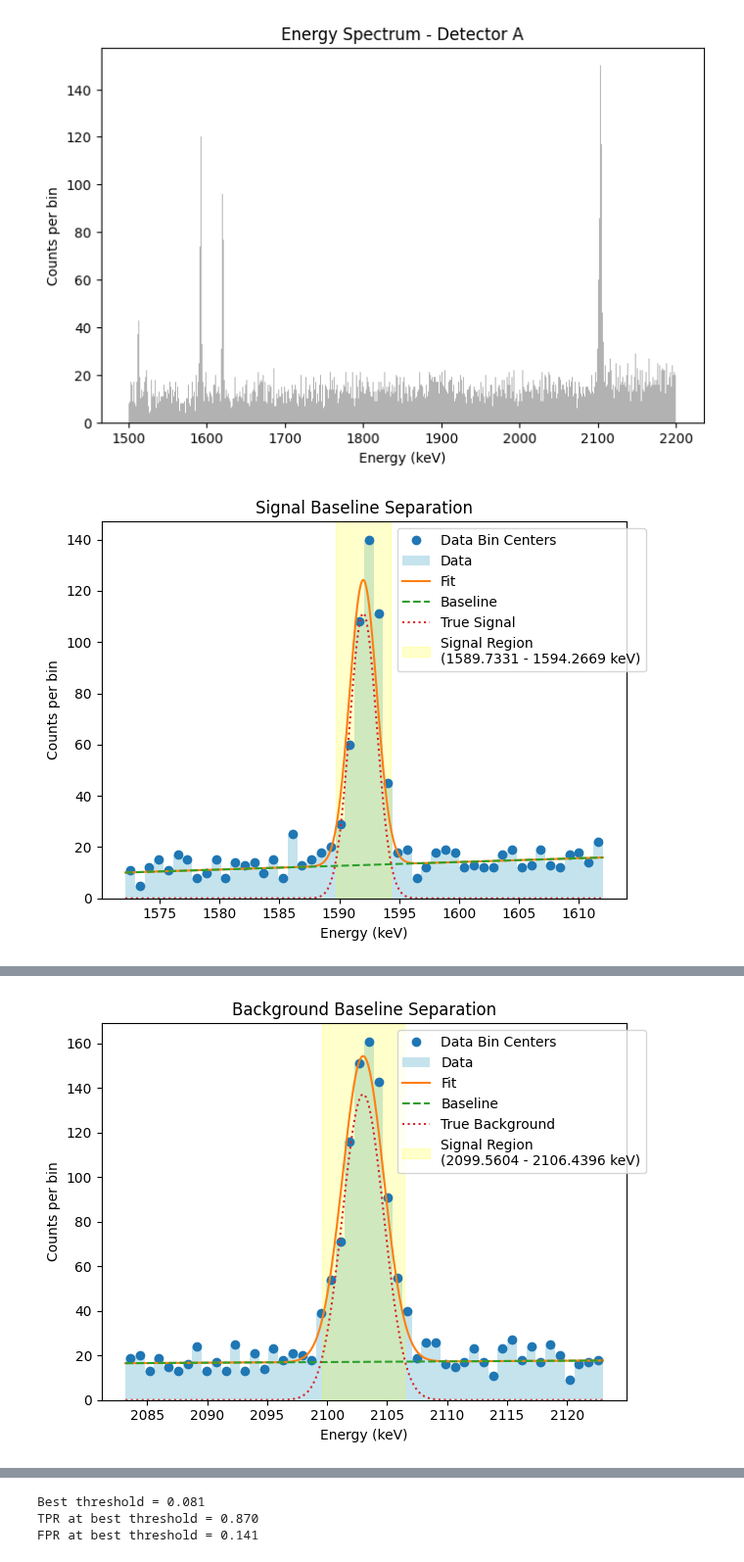
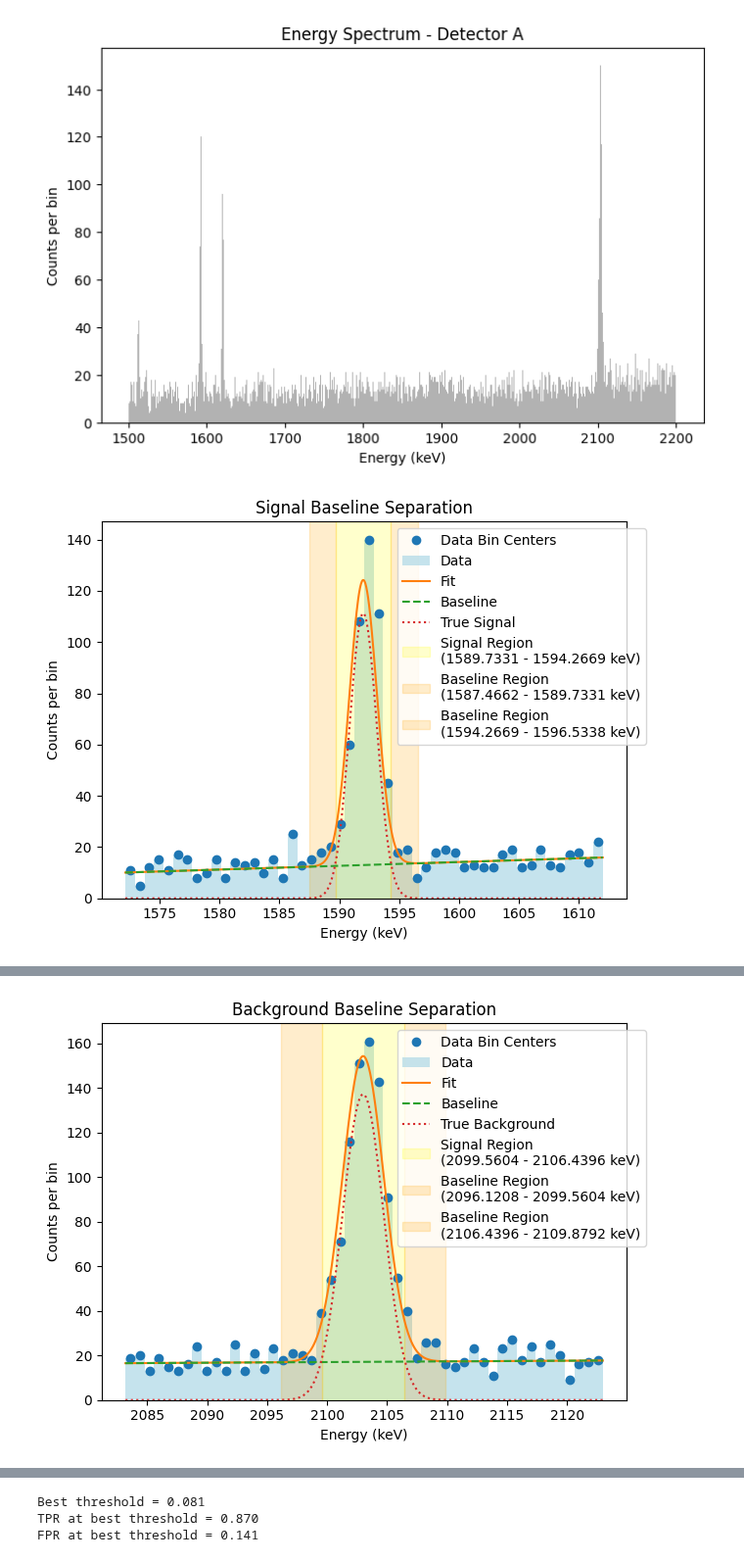
Before and after one commit to TangyKiwi/DSC-291-Final-Project, a Jupyter notebook: main.ipynb, the cells around one changed output, grey strips where cells are left out. Shown at 98% size. Cells and saved outputs as stored; diff of their text form; code cells hidden in the pictures.

Commit message:
added baseline region highlight to paper fig3

```diff
--- a/main.ipynb
+++ b/main.ipynb
@@ -127,6 +127,10 @@ def fit_signal_background(data, n_bins, mu, name):
     # all_signals = np.sum(counts[signal_region])
     # backgrounds = np.sum(fit_function(bin_centers[signal_region], 0, mu_fit, sigma_fit, a_fit, b_fit) * bin_width)
     # signals = all_signals - backgrounds
+    baseline_region_lmin = mu_fit - 4 * sigma_fit
+    baseline_region_lmax = mu_fit - 2 * sigma_fit
+    baseline_region_umin = mu_fit + 2 * sigma_fit
+    baseline_region_umax = mu_fit + 4 * sigma_fit
 
     m_fine = np.linspace(min(data), max(data), 1000)
     plt.plot(bin_centers, counts, 'o', label='Data Bin Centers')
@@ -137,6 +141,11 @@ def fit_signal_background(data, n_bins, mu, name):
     plt.plot(m_fine, fit_function(m_fine, A_fit, mu_fit, sigma_fit, 0, 0) * bin_width, ':', label=f'True {name}')
     plt.axvspan(signal_region_min, signal_region_max, alpha=0.2, color='yellow',
                 label=f'Signal Region\n({signal_region_min:.4f} - {signal_region_max:.4f} keV)')
+    plt.axvspan(baseline_region_lmin, baseline_region_lmax, alpha=0.2, color='orange',
+            label=f'Baseline Region\n({baseline_region_lmin:.4f} - {baseline_region_lmax:.4f} keV)')
+    plt.axvspan(baseline_region_umin, baseline_region_umax, alpha=0.2, color='orange',
+            label=f'Baseline Region\n({baseline_region_umin:.4f} - {baseline_region_umax:.4f} keV)')
+
     plt.xlabel('Energy (keV)')
     plt.ylabel('Counts per bin')
     plt.legend(loc="upper right", bbox_to_anchor=(1.05, 1))
@@ -156,5 +165,5 @@ def fit_signal_background(data, n_bins, mu, name):
 true_signal_min, true_signal_max = fit_signal_background(A_signal["energy"].values, n_bins=50, mu=signal, name="Signal")
 true_background_min, true_background_max = fit_signal_background(A_background["energy"].values, n_bins=50, mu=background, name="Background")
 # %% [output]
-[figure, old version]
+[figure, new version]
 Fit results:
@@ -166,2 +175,2 @@ b = 0.1848864506756758
-[figure, old version]
+[figure, new version]
 Fit results:
```
Also changed, not shown: parts of 7 cells of this notebook.
